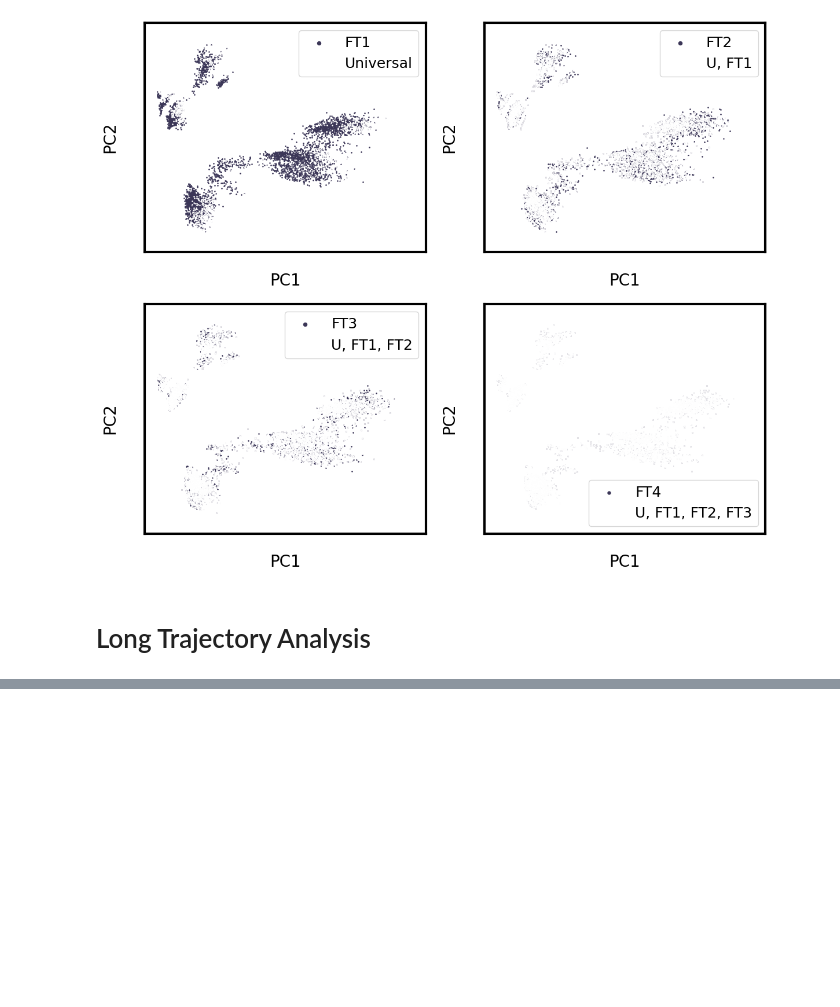
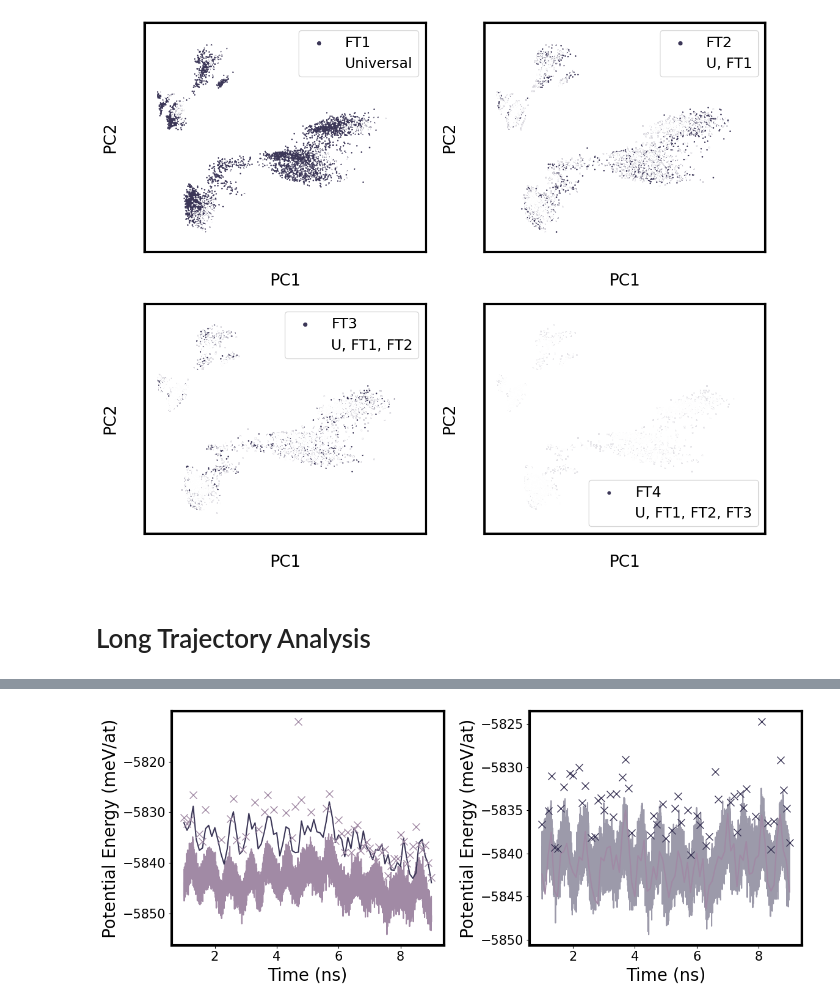
Before and after one commit to YangLab-GT/umlip_bias_finetuning, a Jupyter notebook: analysis/figure_notebook.ipynb, the cells around one changed output, grey strips where cells are left out. Cells and saved outputs as stored; diff of their text form; code cells hidden in the pictures; blank space fills up the shorter version.

Commit message:
more data

```diff
--- a/analysis/figure_notebook.ipynb
+++ b/analysis/figure_notebook.ipynb
@@ -83,11 +83,11 @@ N_31pts_model = MACECalculator("../data/ChClCA_Finetuning/Naive/Finetuned_Models
 N_40pts_model = MACECalculator("../data/ChClCA_Finetuning/Naive/Finetuned_Models/N-40pts/40pts.model", device='cuda')
 N_50pts_model = MACECalculator("../data/ChClCA_Finetuning/Naive/Finetuned_Models/N-50pts/50pts.model", device='cuda')
 # Periodic Models
-FT1_model = MACECalculator("../data/ChClCA_Finetuning/Periodic/Model:FT1/model/ft1.model")
-FT2_model = MACECalculator("../data/ChClCA_Finetuning/Periodic/Model:FT2/model/ft2.model")
-FT3_model = MACECalculator("../data/ChClCA_Finetuning/Periodic/Model:FT3/model/ft3.model")
-FT4_model = MACECalculator("../data/ChClCA_Finetuning/Periodic/Model:FT4/model/ft4.model")
-FT5_model = MACECalculator("../data/ChClCA_Finetuning/Periodic/Model:FT5/model/ft5.model")
+FT1_model = MACECalculator("../data/ChClCA_Finetuning/Periodic/Model:FT1/model/ft1.model", device='cuda')
+FT2_model = MACECalculator("../data/ChClCA_Finetuning/Periodic/Model:FT2/model/ft2.model", device='cuda')
+FT3_model = MACECalculator("../data/ChClCA_Finetuning/Periodic/Model:FT3/model/ft3.model", device='cuda')
+FT4_model = MACECalculator("../data/ChClCA_Finetuning/Periodic/Model:FT4/model/ft4.model", device='cuda')
+FT5_model = MACECalculator("../data/ChClCA_Finetuning/Periodic/Model:FT5/model/ft5.model", device='cuda')
 # %% [output]
 Using head Default out of ['Default']
 No dtype selected, switching to float64 to match model dtype.
@@ -495,3 +495,17 @@ fig.show()
 # %%
 Periodic_Long_DFT = get_DFT_from_directory("../data/ChClCA_Evaluations/Long_Runs/Periodic/dft")
 Naive_Long_DFT = get_DFT_from_directory("../data/ChClCA_Evaluations/Long_Runs/Naive/dft")
+Periodic_Long_MD = pd.read_csv("../data/ChClCA_Evaluations/Long_Runs/Periodic/md/run_info.txt", sep='\t')
+Naive_Long_MD = pd.read_csv("../data/ChClCA_Evaluations/Long_Runs/Naive/md/run_info.txt", sep='\t')
+Naive_traj = read("../data/ChClCA_Evaluations/Long_Runs/Naive/md/long_naive_1_ase.xyz", "::200") + read("../data/ChClCA_Evaluations/Long_Runs/Naive/md/long_naive_2_ase.xyz", '::200')
+Periodic_traj = read("../data/ChClCA_Evaluations/Long_Runs/Periodic/md/long_periodic_1_ase.xyz", "::200")+read("../data/ChClCA_Evaluations/Long_Runs/Periodic/md/long_periodic_2_ase.xyz", '::200')
+# %%
+periodic_on_naive = []
+naive_on_periodic = []
+meV_per_atom = 1000/197
+for image in Naive_traj:
+    image.calc = FT5_model
+    periodic_on_naive.append(image.get_potential_energy()*meV_per_atom)
+for image in Periodic_traj:
+    image.calc = N_50pts_model
+    naive_on_periodic.append(image.get_potential_energy()*meV_per_atom)
@@ -497,0 +530,19 @@ Naive_Long_DFT = get_DFT_from_directory("../data/ChClCA_Evaluations/Long_Runs/Na
+# %%
+fig, ax = plt.subplots(1,2, figsize = (12, 5))
+x_axis = np.linspace(0, 9, 18001)
+ax[0].plot(x_axis[2000:], Naive_Long_MD['PotEng'][2000:] * meV_per_atom, color=colors[2])
+ax[0].plot(x_axis[2000:][::200], periodic_on_naive[10:], color=colors[5])
+for key in Naive_Long_DFT.keys():
+    ax[0].plot(key/2000, Naive_Long_DFT[key].energy * meV_per_atom, 'x', color=colors[2], markersize=9)
+ax[1].plot(x_axis[2000:], Periodic_Long_MD['PotEng'][2000:] * meV_per_atom, color=colors[5], alpha=0.5)
+ax[1].plot(x_axis[2000:][::200], naive_on_periodic[10:], color=colors[2])
+for key in Periodic_Long_DFT.keys():
+    ax[1].plot(key/2000, Periodic_Long_DFT[key].energy * meV_per_atom, 'x', color=colors[5], markersize=9)
+ax[0].set_xlabel("Time (ns)")
+ax[1].set_xlabel("Time (ns)")
+ax[0].set_ylabel("Potential Energy (meV/at)")
+ax[1].set_ylabel("Potential Energy (meV/at)")
+fig.tight_layout()
+fig.savefig("figures/results_longEval.svg")
+# %% [output]
+[figure, added]
```
Also changed, not shown: parts of 1 cell of this notebook, 5 other files.
